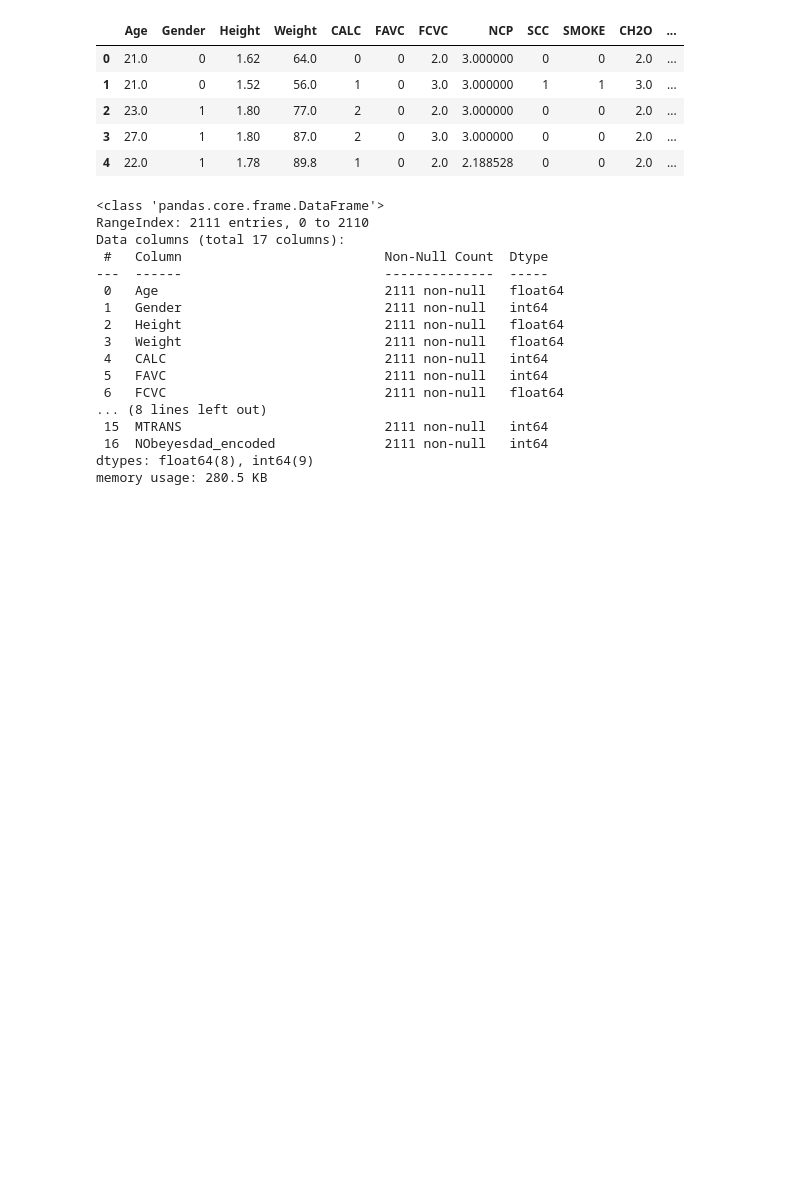
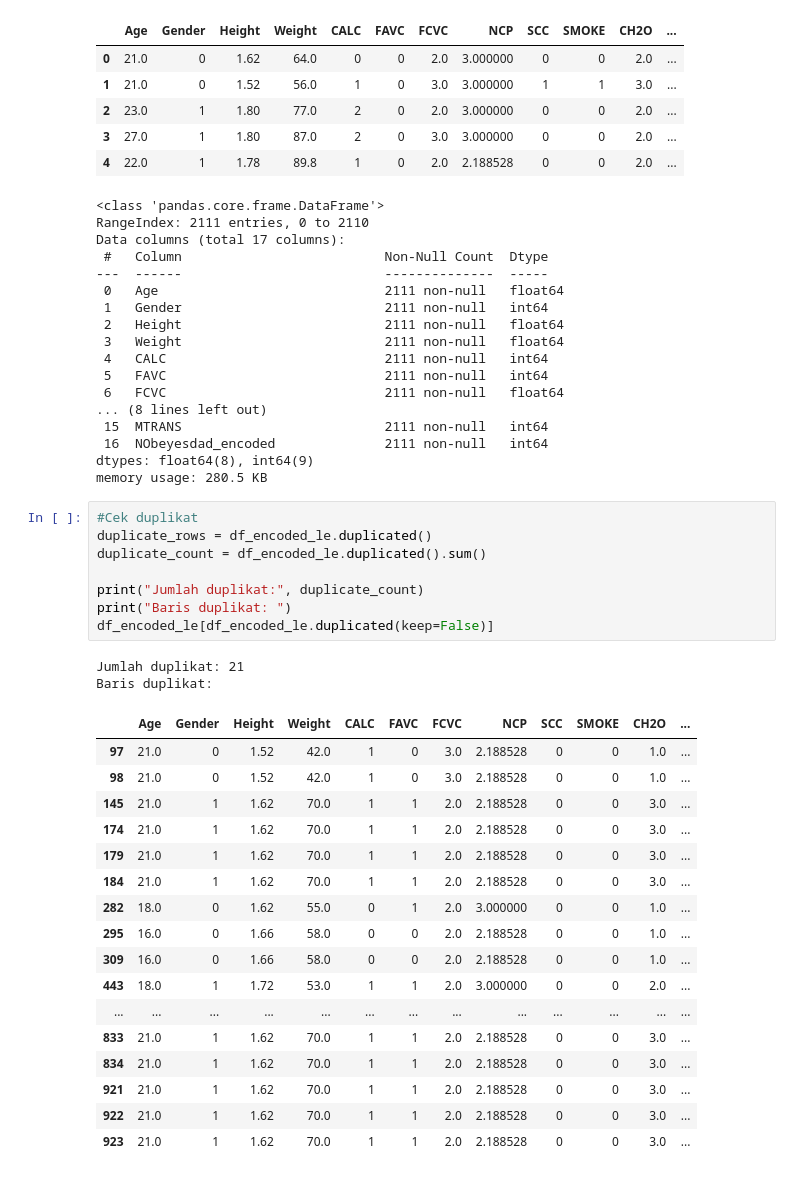
Before and after one commit to renji710/CapstoneUAS_BengkelKoding, a Jupyter notebook: Capstone_UAS.ipynb, the cells around one changed output. Cells and saved outputs as stored; diff of their text form; blank space fills up the shorter version.

```diff
--- a/Capstone_UAS.ipynb
+++ b/Capstone_UAS.ipynb
@@ -599,3 +599,31 @@ Data columns (total 17 columns):
  16  NObeyesdad_encoded              2111 non-null   int64
 dtypes: float64(8), int64(9)
 memory usage: 280.5 KB
+# %%
+#Cek duplikat
+duplicate_rows = df_encoded_le.duplicated()
+duplicate_count = df_encoded_le.duplicated().sum()
+
+print("Jumlah duplikat:", duplicate_count)
+print("Baris duplikat: ")
+df_encoded_le[df_encoded_le.duplicated(keep=False)]
+# %% [output]
+Jumlah duplikat: 21
+Baris duplikat:
+|  | Age | Gender | Height | Weight | CALC | FAVC | FCVC | NCP | SCC | SMOKE | CH2O | ... |
+| 97 | 21.0 | 0 | 1.52 | 42.0 | 1 | 0 | 3.0 | 2.188528 | 0 | 0 | 1.0 | ... |
+| 98 | 21.0 | 0 | 1.52 | 42.0 | 1 | 0 | 3.0 | 2.188528 | 0 | 0 | 1.0 | ... |
+| 145 | 21.0 | 1 | 1.62 | 70.0 | 1 | 1 | 2.0 | 2.188528 | 0 | 0 | 3.0 | ... |
+| 174 | 21.0 | 1 | 1.62 | 70.0 | 1 | 1 | 2.0 | 2.188528 | 0 | 0 | 3.0 | ... |
+| 179 | 21.0 | 1 | 1.62 | 70.0 | 1 | 1 | 2.0 | 2.188528 | 0 | 0 | 3.0 | ... |
+| 184 | 21.0 | 1 | 1.62 | 70.0 | 1 | 1 | 2.0 | 2.188528 | 0 | 0 | 3.0 | ... |
+| 282 | 18.0 | 0 | 1.62 | 55.0 | 0 | 1 | 2.0 | 3.000000 | 0 | 0 | 1.0 | ... |
+| 295 | 16.0 | 0 | 1.66 | 58.0 | 0 | 0 | 2.0 | 2.188528 | 0 | 0 | 1.0 | ... |
+| 309 | 16.0 | 0 | 1.66 | 58.0 | 0 | 0 | 2.0 | 2.188528 | 0 | 0 | 1.0 | ... |
+| 443 | 18.0 | 1 | 1.72 | 53.0 | 1 | 1 | 2.0 | 3.000000 | 0 | 0 | 2.0 | ... |
+| ... | ... | ... | ... | ... | ... | ... | ... | ... | ... | ... | ... | ... |
+| 833 | 21.0 | 1 | 1.62 | 70.0 | 1 | 1 | 2.0 | 2.188528 | 0 | 0 | 3.0 | ... |
+| 834 | 21.0 | 1 | 1.62 | 70.0 | 1 | 1 | 2.0 | 2.188528 | 0 | 0 | 3.0 | ... |
+| 921 | 21.0 | 1 | 1.62 | 70.0 | 1 | 1 | 2.0 | 2.188528 | 0 | 0 | 3.0 | ... |
+| 922 | 21.0 | 1 | 1.62 | 70.0 | 1 | 1 | 2.0 | 2.188528 | 0 | 0 | 3.0 | ... |
+| 923 | 21.0 | 1 | 1.62 | 70.0 | 1 | 1 | 2.0 | 2.188528 | 0 | 0 | 3.0 | ... |
```
Also changed, not shown: parts of 4 cells of this notebook.
